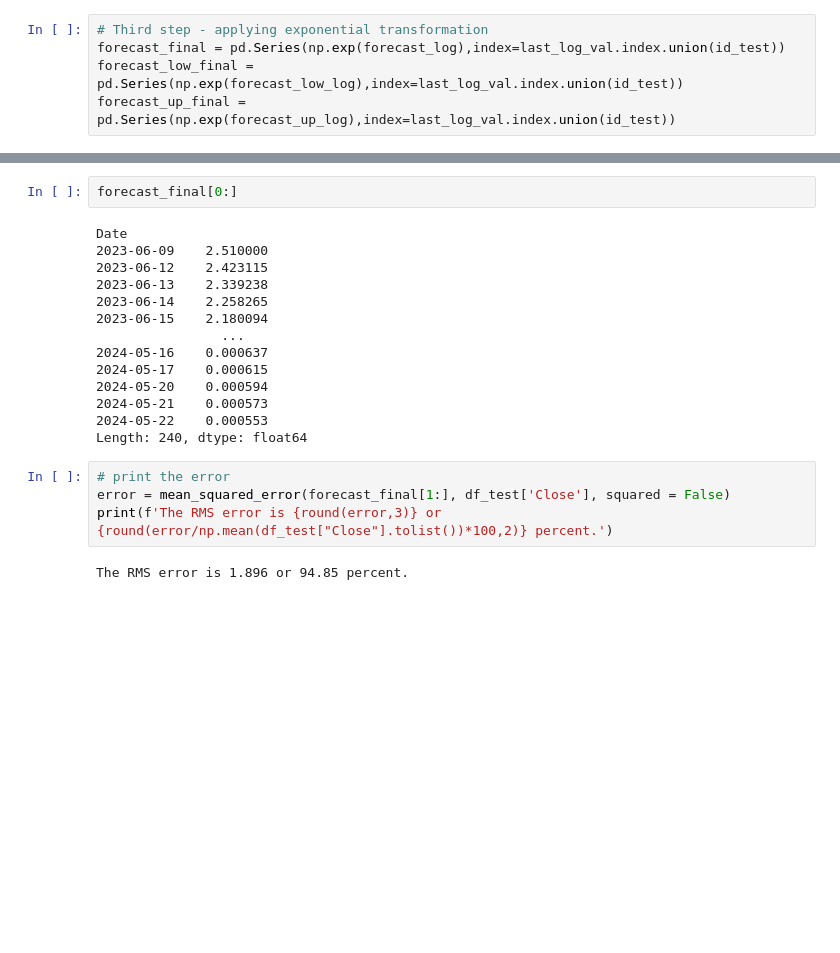
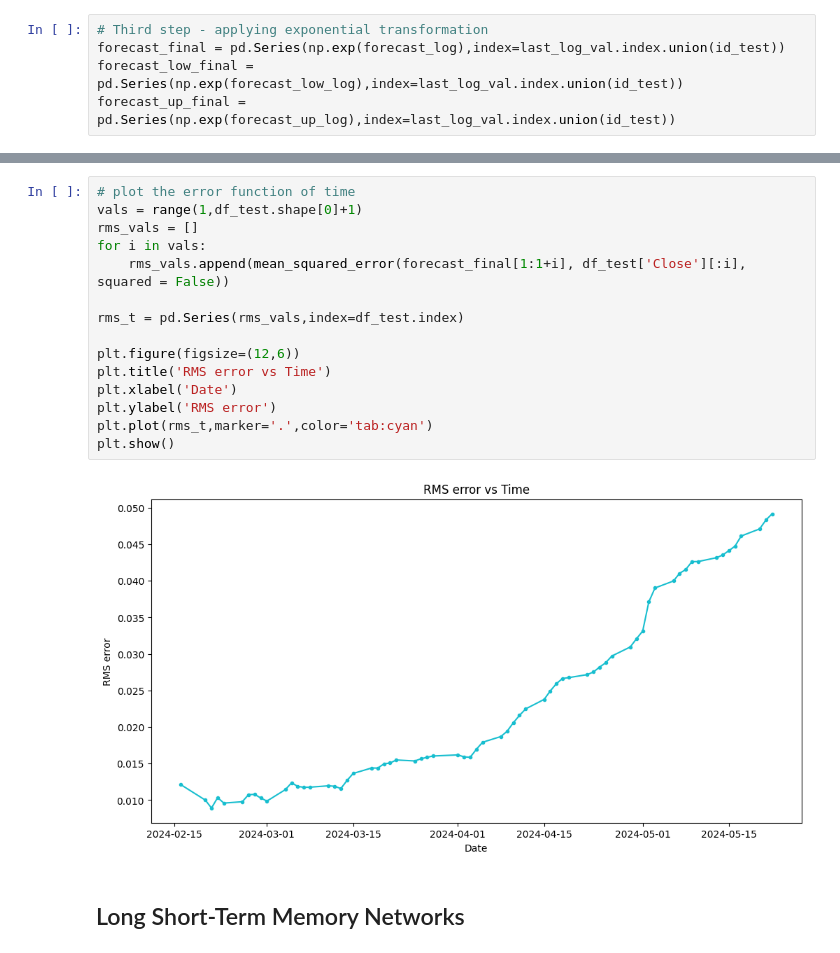
Before and after one commit to chaykovs/Finance-Projects, a Jupyter notebook: Stock Price Analysis/SC_Stock_Price_Analysis.ipynb, the cells around one changed output, grey strips where cells are left out. Cells and saved outputs as stored; diff of their text form; blank space fills up the shorter version.

```diff
--- a/Stock Price Analysis/SC_Stock_Price_Analysis.ipynb
+++ b/Stock Price Analysis/SC_Stock_Price_Analysis.ipynb
@@ -646,22 +650,19 @@ plt.show()
-# %%
-forecast_final[0:]
-# %% [output]
-Date
-2023-06-09    2.510000
-2023-06-12    2.423115
-2023-06-13    2.339238
-2023-06-14    2.258265
-2023-06-15    2.180094
-                ...
-2024-05-16    0.000637
-2024-05-17    0.000615
-2024-05-20    0.000594
-2024-05-21    0.000573
-2024-05-22    0.000553
-Length: 240, dtype: float64
-# %%
-# print the error
-error = mean_squared_error(forecast_final[1:], df_test['Close'], squared = False)
-print(f'The RMS error is {round(error,3)} or {round(error/np.mean(df_test["Close"].tolist())*100,2)} percent.')
-# %% [output]
-The RMS error is 1.896 or 94.85 percent.
+# %%
+# plot the error function of time
+vals = range(1,df_test.shape[0]+1)
+rms_vals = []
+for i in vals:
+    rms_vals.append(mean_squared_error(forecast_final[1:1+i], df_test['Close'][:i], squared = False))
+
+rms_t = pd.Series(rms_vals,index=df_test.index)
+
+plt.figure(figsize=(12,6))
+plt.title('RMS error vs Time')
+plt.xlabel('Date')
+plt.ylabel('RMS error')
+plt.plot(rms_t,marker='.',color='tab:cyan')
+plt.show()
+# %% [output]
+[figure, added]
+# %% [markdown]
+## Long Short-Term Memory Networks
```
Also changed, not shown: parts of 17 cells of this notebook.
